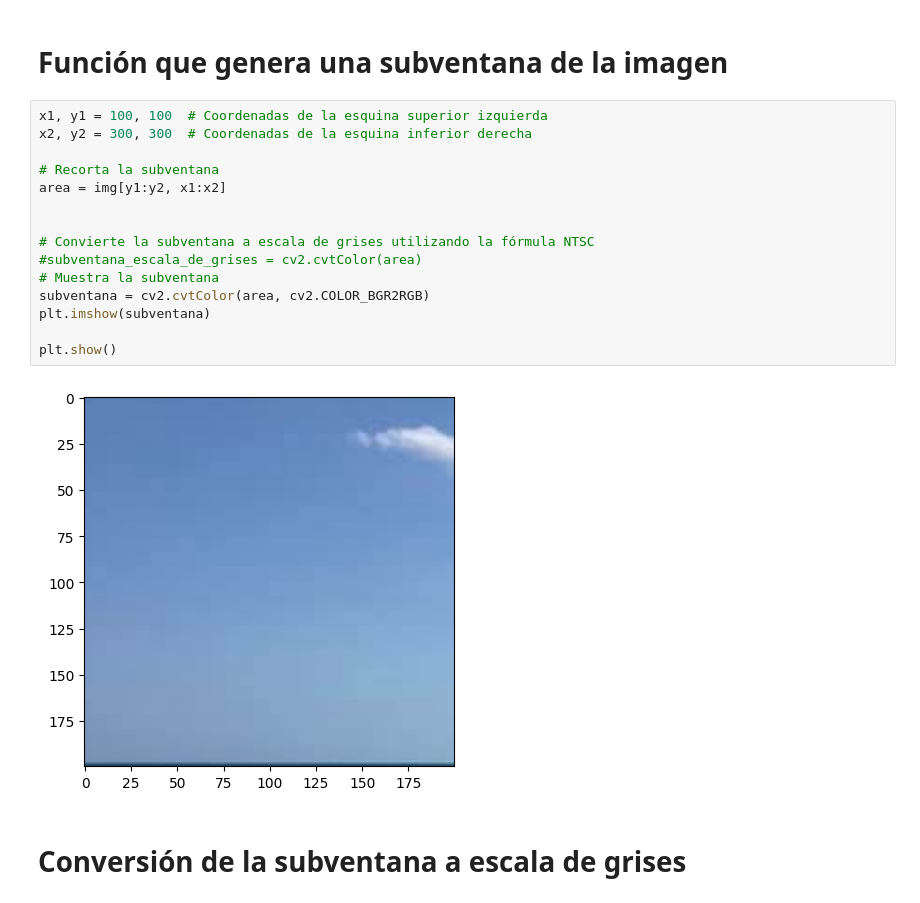
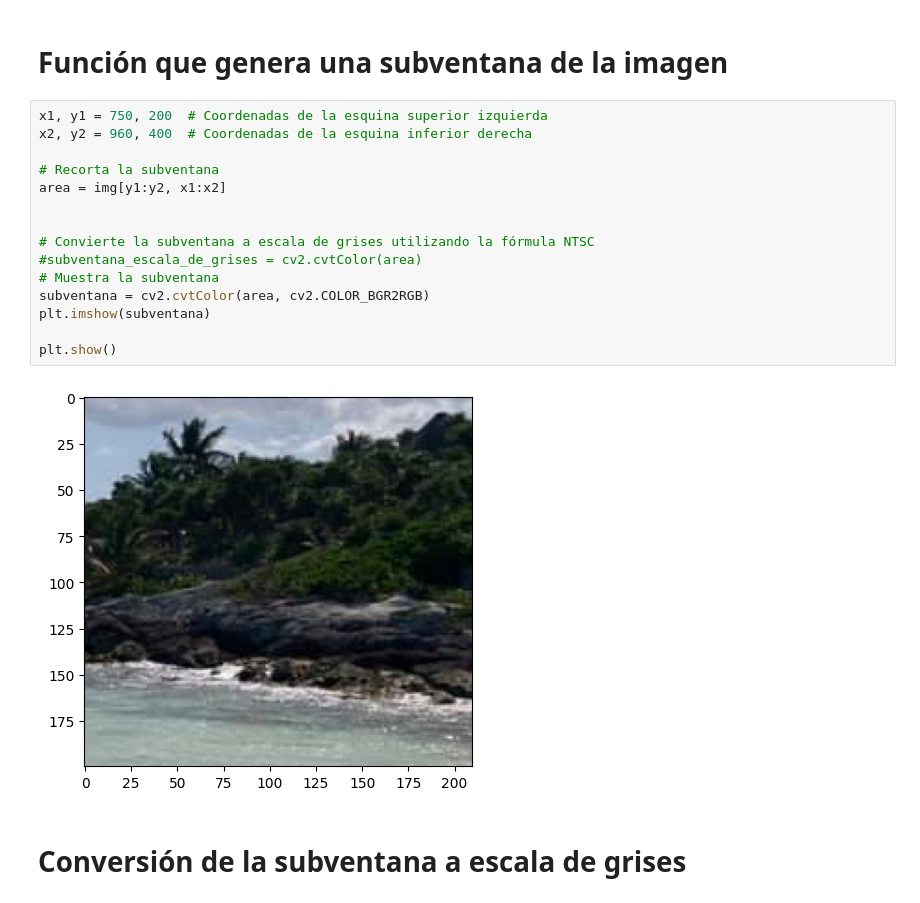
Before and after one commit to AranzaMich/Pr-ctica-1.2-An-lisis-Inicial-Imagen-Digital-, a Jupyter notebook: vision-1.ipynb, the cells around one changed output. Cells and saved outputs as stored; diff of their text form.

```diff
--- a/vision-1.ipynb
+++ b/vision-1.ipynb
@@ -40,21 +40,21 @@ hist_canals(img)
 # %% [markdown]
 # Función que genera una subventana de la imagen
 # %%
-x1, y1 = 100, 100  # Coordenadas de la esquina superior izquierda
-x2, y2 = 300, 300  # Coordenadas de la esquina inferior derecha
+x1, y1 = 750, 200  # Coordenadas de la esquina superior izquierda
+x2, y2 = 960, 400  # Coordenadas de la esquina inferior derecha
 
 # Recorta la subventana
 area = img[y1:y2, x1:x2]
 
 
 # Convierte la subventana a escala de grises utilizando la fórmula NTSC
 #subventana_escala_de_grises = cv2.cvtColor(area)
 # Muestra la subventana
 subventana = cv2.cvtColor(area, cv2.COLOR_BGR2RGB)
 plt.imshow(subventana)
 
 plt.show()
 # %% [output]
-[figure, old version]
+[figure, new version]
 # %% [markdown]
 # Conversión de la subventana a escala de grises
```
Also changed, not shown: parts of 2 cells of this notebook.
